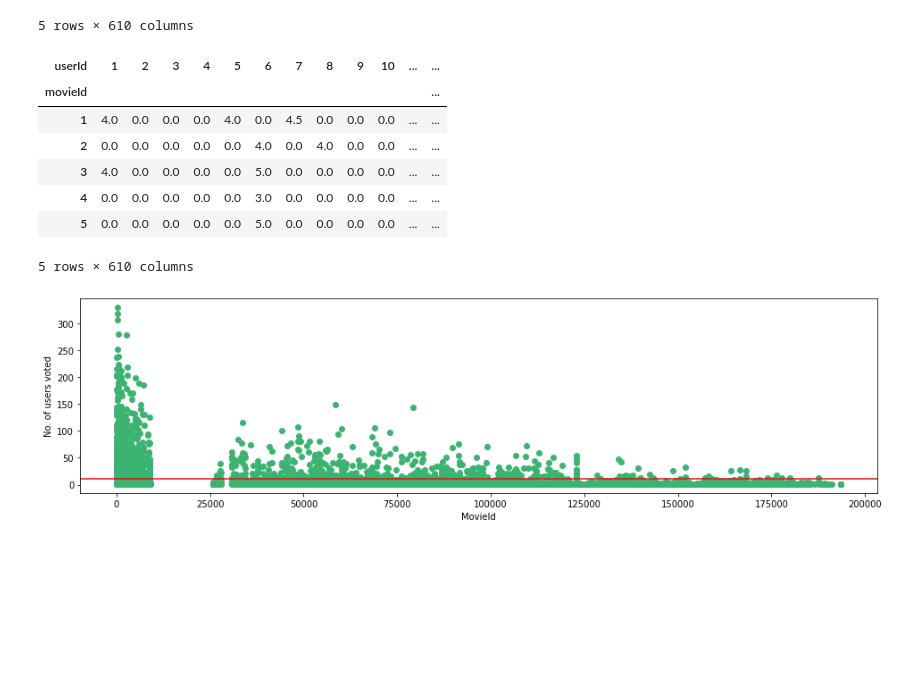
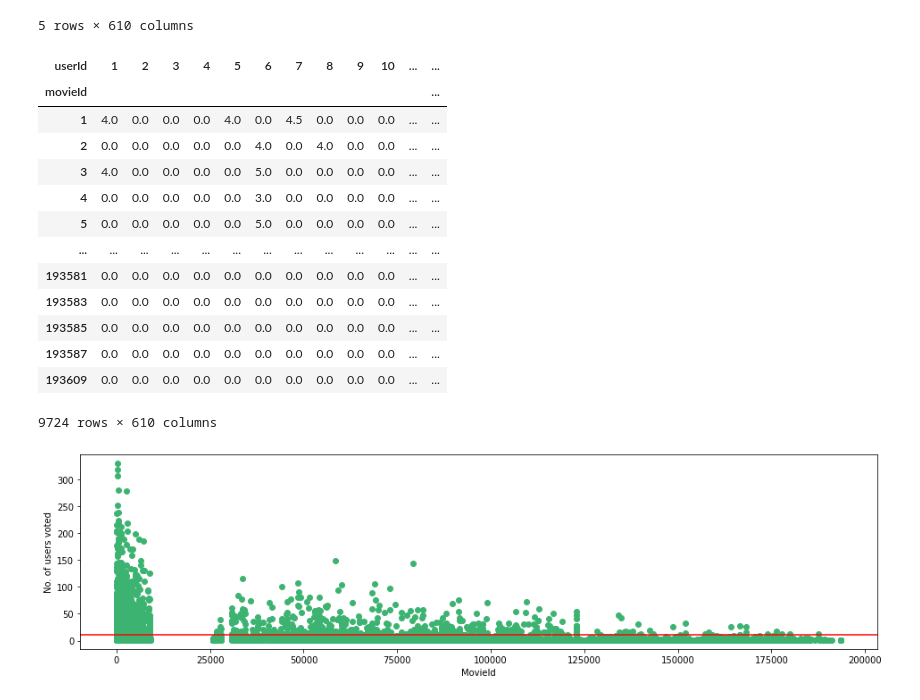
Before and after one commit to raosudheesh/Movie-Recommendation-system-using-Machine-Learning, a Jupyter notebook: movierec.ipynb, the cells around one changed output. Drawn from its saved outputs; the diff is of its cells as text; code cells hidden in the pictures; blank space fills up the shorter version.

```diff
--- a/movierec.ipynb
+++ b/movierec.ipynb
@@ -39,16 +40,22 @@ final_dataset.head()
 5 rows × 610 columns
 # %%
 final_dataset.fillna(0,inplace=True)
-final_dataset.head()
+final_dataset
 # %% [output]
 | userId | 1 | 2 | 3 | 4 | 5 | 6 | 7 | 8 | 9 | 10 | ... | ... |
 | movieId |  |  |  |  |  |  |  |  |  |  |  | ... |
 | 1 | 4.0 | 0.0 | 0.0 | 0.0 | 4.0 | 0.0 | 4.5 | 0.0 | 0.0 | 0.0 | ... | ... |
 | 2 | 0.0 | 0.0 | 0.0 | 0.0 | 0.0 | 4.0 | 0.0 | 4.0 | 0.0 | 0.0 | ... | ... |
 | 3 | 4.0 | 0.0 | 0.0 | 0.0 | 0.0 | 5.0 | 0.0 | 0.0 | 0.0 | 0.0 | ... | ... |
 | 4 | 0.0 | 0.0 | 0.0 | 0.0 | 0.0 | 3.0 | 0.0 | 0.0 | 0.0 | 0.0 | ... | ... |
 | 5 | 0.0 | 0.0 | 0.0 | 0.0 | 0.0 | 5.0 | 0.0 | 0.0 | 0.0 | 0.0 | ... | ... |
+| ... | ... | ... | ... | ... | ... | ... | ... | ... | ... | ... | ... | ... |
+| 193581 | 0.0 | 0.0 | 0.0 | 0.0 | 0.0 | 0.0 | 0.0 | 0.0 | 0.0 | 0.0 | ... | ... |
+| 193583 | 0.0 | 0.0 | 0.0 | 0.0 | 0.0 | 0.0 | 0.0 | 0.0 | 0.0 | 0.0 | ... | ... |
+| 193585 | 0.0 | 0.0 | 0.0 | 0.0 | 0.0 | 0.0 | 0.0 | 0.0 | 0.0 | 0.0 | ... | ... |
+| 193587 | 0.0 | 0.0 | 0.0 | 0.0 | 0.0 | 0.0 | 0.0 | 0.0 | 0.0 | 0.0 | ... | ... |
+| 193609 | 0.0 | 0.0 | 0.0 | 0.0 | 0.0 | 0.0 | 0.0 | 0.0 | 0.0 | 0.0 | ... | ... |
-5 rows × 610 columns
+9724 rows × 610 columns
 # %%
 no_user_voted = ratings.groupby('movieId')['rating'].agg('count')
 no_movies_voted = ratings.groupby('userId')['rating'].agg('count')
```
Also changed, not shown: parts of 9 cells of this notebook, 10 other files.
